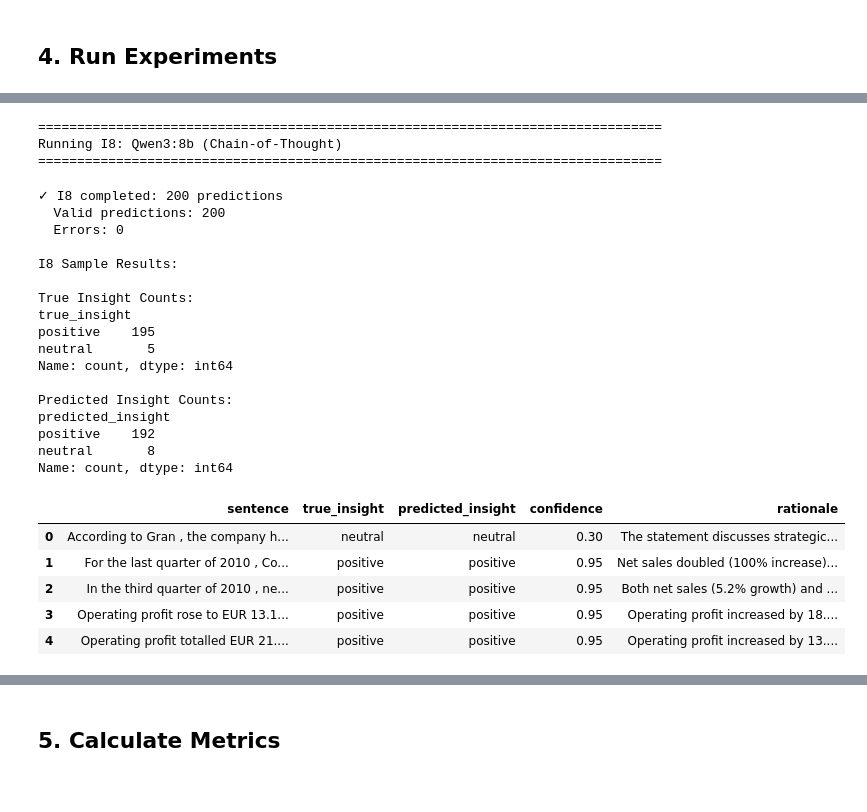
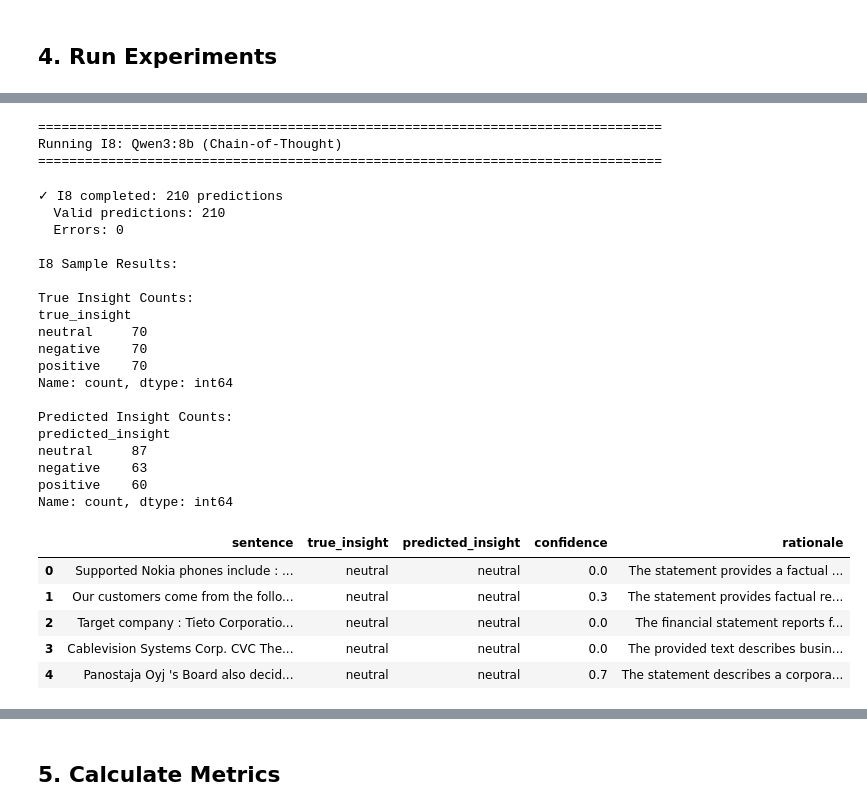
Before and after one commit to isidharthrai/Prompt_Engineering_for_Financial_Texts, a Jupyter notebook: Startified Data PMP/Task3_Insight_Generation/Chain_of_Thought/I7_I8_I9_cot_insight.ipynb, the cells around one changed output, grey strips where cells are left out. Saved outputs shown, nothing was run; the diff lists cells and outputs as text; code cells hidden in the pictures.

```diff
--- a/Startified Data PMP/Task3_Insight_Generation/Chain_of_Thought/I7_I8_I9_cot_insight.ipynb
+++ b/Startified Data PMP/Task3_Insight_Generation/Chain_of_Thought/I7_I8_I9_cot_insight.ipynb
@@ -53,26 +53,16 @@ Models configured:
 # %% [markdown]
 ## 1. Load Dataset
 # %%
-data_path = "../../DatasetAnalysis_FinancialPhraseBank/FinancialPhraseBank-v1.0/Sentences_AllAgree.txt"
+# Load the 100% agreement dataset (highest quality)
+data_path = "../../../Startified Data PMP/Processed Data/processed_data.csv"
 
-sentences = []
-insights = []
-
-with open(data_path, "r", encoding="utf-8", errors="ignore") as f:
-    for line in f:
-        line = line.strip()
-        if "@" in line:
-            parts = line.rsplit("@", 1)
-            if len(parts) == 2:
-                sentences.append(parts[0])
-                insights.append(parts[1])
-
-df = pd.DataFrame({"sentence": sentences, "true_insight": insights})
+df = pd.read_csv(data_path)
+df.rename(columns={"sentiment": "true_insight"}, inplace=True)
+df.rename(columns={"sentences": "sentence"}, inplace=True)
 
 print(f"Dataset loaded: {len(df)} sentences")
-print(f"\nInsight distribution:")
-print(df["true_insight"].value_counts())
 
+# Display sample
 print("\n" + "=" * 80)
 print("Sample sentences:")
 print("=" * 80)
@@ -254,11 +251,7 @@ print("  • parse_response() - JSON parser")
 # %% [markdown]
 ## 4. Run Experiments
 # %%
-# Test sample (remove .head(200) for full run)
-test_df = df.head(200).copy()
-
-
-def run_cot_experiment(test_df, model_func, model_name, exp_id):
+def run_cot_experiment(df, model_func, model_name, exp_id):
     """Generic function to run CoT experiment"""
     print("=" * 80)
     print(f"Running {exp_id}: {model_name} (Chain-of-Thought)")
@@ -266,7 +259,7 @@ def run_cot_experiment(test_df, model_func, model_name, exp_id):
     results = []
 
     for idx, row in tqdm(
-        test_df.iterrows(), total=len(test_df), desc=f"{exp_id} Progress"
+        df.iterrows(), total=len(df), desc=f"{exp_id} Progress"
     ):
         prompt = create_cot_prompt(row["sentence"])
         response = model_func(prompt)
@@ -352,38 +354,40 @@ Name: count, dtype: int64
 # %%
-i8_df = run_cot_experiment(test_df, call_qwen, "Qwen3:8b", "I8")
+i8_df = run_cot_experiment(df, call_qwen, "Qwen3:8b", "I8")
 
 print("\nI8 Sample Results:")
 print("\nTrue Insight Counts:")
 print(i8_df['true_insight'].value_counts())
 print("\nPredicted Insight Counts:")
 print(i8_df['predicted_insight'].value_counts())
 
 display(i8_df.head())
 # %% [output]
 ================================================================================
 Running I8: Qwen3:8b (Chain-of-Thought)
 ================================================================================
-✓ I8 completed: 200 predictions
-  Valid predictions: 200
+✓ I8 completed: 210 predictions
+  Valid predictions: 210
   Errors: 0
 
 I8 Sample Results:
 
 True Insight Counts:
 true_insight
-positive    195
-neutral       5
+neutral     70
+negative    70
+positive    70
 Name: count, dtype: int64
 
 Predicted Insight Counts:
 predicted_insight
-positive    192
-neutral       8
+neutral     87
+negative    63
+positive    60
 Name: count, dtype: int64
 |  | sentence | true_insight | predicted_insight | confidence | rationale |
-| 0 | According to Gran , the company h... | neutral | neutral | 0.30 | The statement discusses strategic... |
-| 1 | For the last quarter of 2010 , Co... | positive | positive | 0.95 | Net sales doubled (100% increase)... |
-| 2 | In the third quarter of 2010 , ne... | positive | positive | 0.95 | Both net sales (5.2% growth) and ... |
-| 3 | Operating profit rose to EUR 13.1... | positive | positive | 0.95 | Operating profit increased by 18.... |
-| 4 | Operating profit totalled EUR 21.... | positive | positive | 0.95 | Operating profit increased by 13.... |
+| 0 | Supported Nokia phones include : ... | neutral | neutral | 0.0 | The statement provides a factual ... |
+| 1 | Our customers come from the follo... | neutral | neutral | 0.3 | The statement provides factual re... |
+| 2 | Target company : Tieto Corporatio... | neutral | neutral | 0.0 | The financial statement reports f... |
+| 3 | Cablevision Systems Corp. CVC The... | neutral | neutral | 0.0 | The provided text describes busin... |
+| 4 | Panostaja Oyj 's Board also decid... | neutral | neutral | 0.7 | The statement describes a corpora... |
 # %%
```
Also changed, not shown: parts of 15 cells of this notebook, 30 other files.
